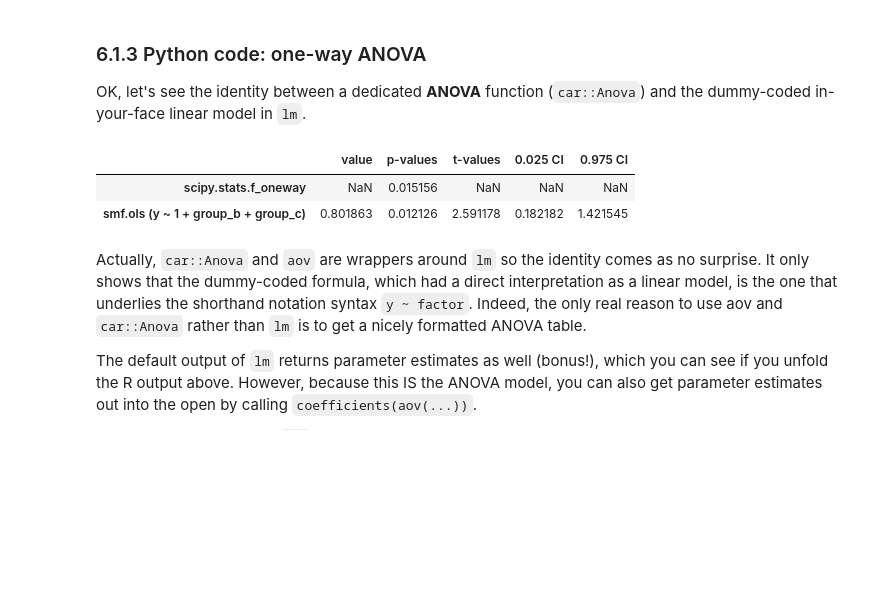
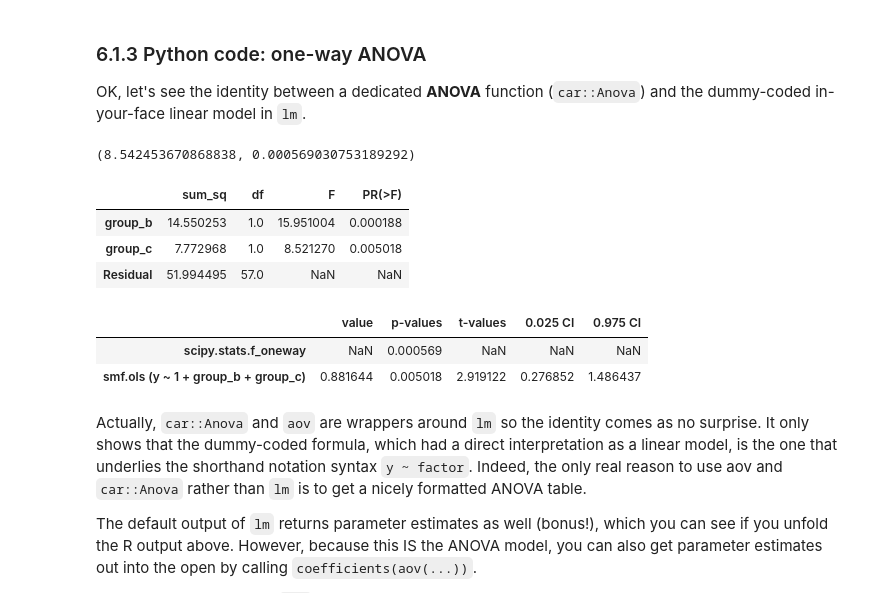
Before and after one commit to eigenfoo/tests-as-linear, a Jupyter notebook: tests-as-linear.ipynb, the cells around one changed output. Drawn from its saved outputs; the diff is of its cells as text; code cells hidden in the pictures; blank space fills up the shorter version.

Commit message:
BLD: working on anova tables...

```diff
--- a/tests-as-linear.ipynb
+++ b/tests-as-linear.ipynb
@@ -429,17 +429,28 @@ With group a's intercept omni-present, see how exactly one other parameter is ad
 
 OK, let's see the identity between a dedicated **ANOVA** function (`car::Anova`) and the dummy-coded in-your-face linear model in `lm`.
 # %%
-_, p = scipy.stats.f_oneway(a, b, c)
-res = smf.ols("y ~ 1 + group_b + group_c", df).fit()
+F, p = scipy.stats.f_oneway(a, b, c)
+F, p
+# %% [output]
+(8.542453670868838, 0.000569030753189292)
+# %%
+res = smf.ols("y ~ 1 + group_b + group_c", df).fit()
+anova_table = sm.stats.anova_lm(res, typ=2)
+anova_table
+# %% [output]
+|  | sum_sq | df | F | PR(>F) |
+| group_b | 14.550253 | 1.0 | 15.951004 | 0.000188 |
+| group_c | 7.772968 | 1.0 | 8.521270 | 0.005018 |
+| Residual | 51.994495 | 57.0 | NaN | NaN |
 # %%
 utils.tabulate_results([None, p, None, None, None],
                        res,
                        ["scipy.stats.f_oneway", "smf.ols (y ~ 1 + group_b + group_c)"],
-                       coeff="group_b")  # FIXME what coeff?
+                       coeff="group_c")  # FIXME what coeff?
 # %% [output]
 |  | value | p-values | t-values | 0.025 CI | 0.975 CI |
-| scipy.stats.f_oneway | NaN | 0.015156 | NaN | NaN | NaN |
-| smf.ols (y ~ 1 + group_b + group_c) | 0.801863 | 0.012126 | 2.591178 | 0.182182 | 1.421545 |
+| scipy.stats.f_oneway | NaN | 0.000569 | NaN | NaN | NaN |
+| smf.ols (y ~ 1 + group_b + group_c) | 0.881644 | 0.005018 | 2.919122 | 0.276852 | 1.486437 |
 # %% [markdown]
 Actually, `car::Anova` and `aov` are wrappers around `lm` so the identity comes as no surprise. It only shows that the dummy-coded formula, which had a direct interpretation as a linear model, is the one that underlies the shorthand notation syntax `y ~ factor`. Indeed, the only real reason to use aov and `car::Anova` rather than `lm` is to get a nicely formatted ANOVA table.
 
```
Also changed, not shown: parts of 3 cells of this notebook.
